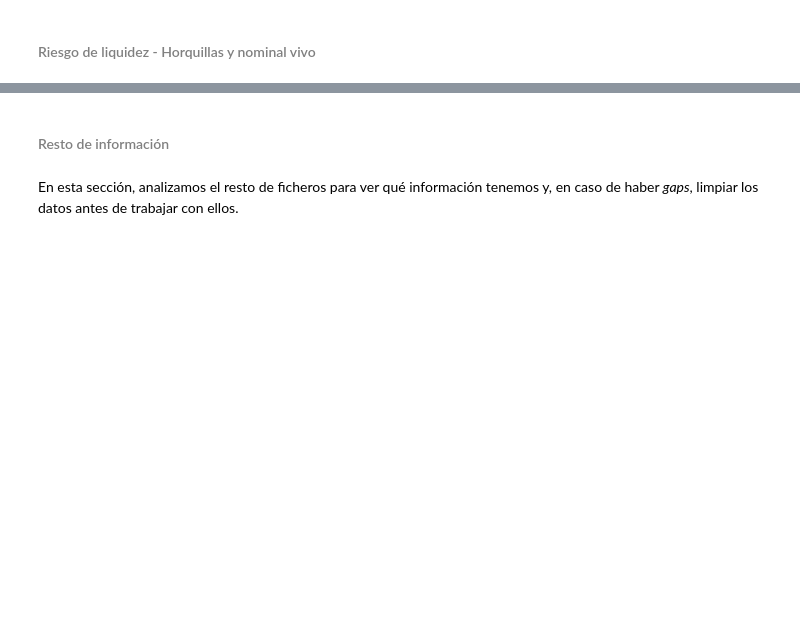
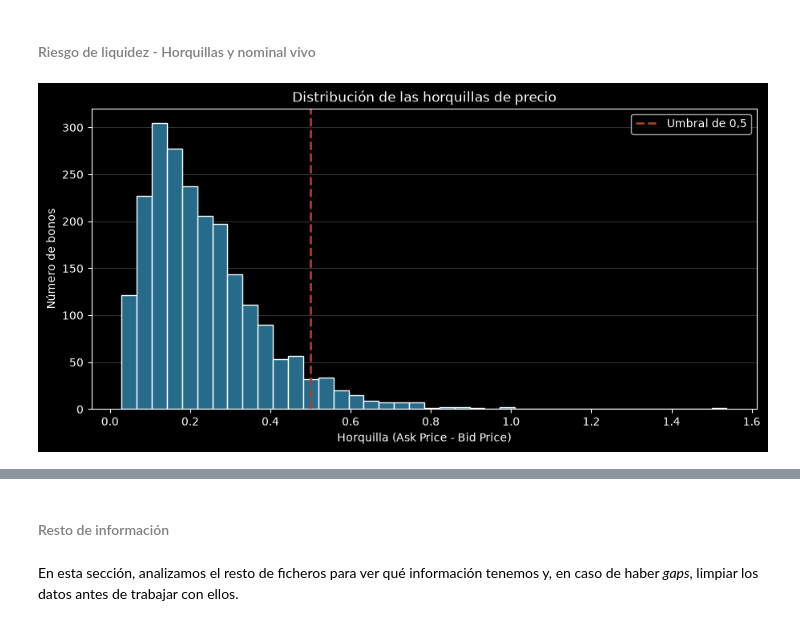
Before and after one commit to alejandroperezpujante/taller-rf-miax15, a Jupyter notebook: src/analisis_cartera.ipynb, the cells around one changed output, grey strips where cells are left out. Drawn from its saved outputs; the diff is of its cells as text; code cells hidden in the pictures; blank space fills up the shorter version.

```diff
--- a/src/analisis_cartera.ipynb
+++ b/src/analisis_cartera.ipynb
@@ -92,3 +156,18 @@ Saca conclusiones de estas tablas de control. Identifica al menos 2 posibles pro
 #### <font color=#808080>Sectores y emisores</font>
 # %% [markdown]
 #### <font color=#808080>Ratings (Riesgo de crédito)</font>
+# %%
+RATINGS_IG = ("AAA", "AA+", "AA", "AA-", "A+", "A", "A-", "BBB+", "BBB", "BBB-")
+RATINGS_HY = ("BB+", "BB", "BB-", "B+", "B", "B-", "CCC+", "CCC", "CCC-", "CC", "C", "D")
+
+universo["Bucket"] = universo["Rating"].map(
+    dict.fromkeys(RATINGS_IG, "IG") | dict.fromkeys(RATINGS_HY, "HY"),
+).fillna("Sin rating")
+
+tabla_ratings = pd.crosstab(universo["Rating"].fillna("Sin dato"), universo["Bucket"])
+
+# Conservamos los ratings observados y dejamos al final los que están fuera de la escala.
+orden_ratings = pd.Index(RATINGS_IG + RATINGS_HY)
+ratings_en_escala = orden_ratings.intersection(tabla_ratings.index, sort=False)
+otros_ratings = tabla_ratings.index.difference(orden_ratings, sort=False)
+display(tabla_ratings.reindex(ratings_en_escala.append(otros_ratings)))
@@ -95,2 +191,78 @@ Saca conclusiones de estas tablas de control. Identifica al menos 2 posibles pro
 # %% [markdown]
 #### <font color=#808080>Riesgo de liquidez - Horquillas y nominal vivo</font>
+# %%
+universo['Range'] = universo['Ask Price'] - universo['Bid Price']
+
+# La horquilla se expresa en las mismas unidades que los precios.
+horquillas = universo["Range"].dropna()
+umbral = 0.5
+
+fig, ax = plt.subplots(figsize=(9, 4.5), layout="constrained")
+ax.hist(horquillas, bins=40, color="#276b8a", edgecolor="white")
+ax.axvline(umbral, color="#ad3d28", linestyle="--", linewidth=2, label="Umbral de 0,5")
+ax.set(title="Distribución de las horquillas de precio", xlabel="Horquilla (Ask Price - Bid Price)", ylabel="Número de bonos")
+ax.grid(axis="y", alpha=0.2)
+ax.set_axisbelow(True)
+ax.legend()
+plt.show()
+
+nominal_vivo_millones = universo["Outstanding Amount"].dropna() / 1_000_000
+mediana_nominal = nominal_vivo_millones.median()
+
+fig, ax = plt.subplots(figsize=(9, 4.5), layout="constrained")
+ax.hist(nominal_vivo_millones, bins=30, color="#276b8a", edgecolor="white")
+ax.axvline(mediana_nominal, color="#ad3d28", linestyle="--", linewidth=2,
+           label=f"Mediana: {mediana_nominal:.0f} M?")
+ax.set(title="Distribución del nominal vivo",
+       xlabel="Nominal vivo (millones de euros)", ylabel="Número de bonos")
+ax.grid(axis="y", alpha=0.2)
+ax.set_axisbelow(True)
+ax.legend()
+plt.show()
+
+# Usamos solo los bonos con ambos datos disponibles.
+datos_liquidez = universo[["Outstanding Amount", "Range"]].dropna()
+nominal_millones = datos_liquidez["Outstanding Amount"] / 1_000_000
+horquilla = datos_liquidez["Range"]
+correlacion = nominal_millones.corr(horquilla)
+
+umbral = 0.5
+tramos = pd.cut(nominal_millones, bins=range(0, int(nominal_millones.max() // 250 + 1) * 250 + 1, 250))
+medianas = (
+    datos_liquidez.assign(Nominal=nominal_millones)
+    .groupby(tramos, observed=True)
+    .agg(Nominal=("Nominal", "median"), Horquilla=("Range", "median"),
+         Bonos=("Range", "size"))
+)
+medianas = medianas[medianas["Bonos"] >= 10]
+
+fig, ax = plt.subplots(figsize=(10, 5.5), layout="constrained")
+
+# Cada burbuja se sit?a en el centro de los bonos de su grupo.
+grupos = (
+    pd.DataFrame({"Nominal": nominal_millones, "Horquilla": horquilla})
+    .groupby([pd.cut(nominal_millones, 36), pd.cut(horquilla, 23)], observed=True)
+    .agg(Nominal=("Nominal", "mean"), Horquilla=("Horquilla", "mean"),
+         Bonos=("Horquilla", "size"))
+    .sort_values("Bonos", ascending=False)
+)
+tamanos = 28 + 22 * grupos["Bonos"] ** 0.5
+estilo_burbujas = dict(color="#276b8a", alpha=0.65, edgecolors="white", linewidths=0.6)
+burbujas = ax.scatter(grupos["Nominal"], grupos["Horquilla"], s=tamanos, **estilo_burbujas)
+for cantidad in (1, 10, 100):
+    ax.scatter([], [], s=28 + 22 * cantidad ** 0.5,
+               label=f"{cantidad} bono(s) por burbuja", **estilo_burbujas)
+ax.axhline(umbral, color="#ad3d28", linestyle="--", linewidth=1.5,
+           label="Umbral de 0,5")
+ax.scatter(medianas["Nominal"], medianas["Horquilla"], marker="D", s=65,
+           color="#17212b", edgecolors="white", linewidths=1, zorder=4,
+           label="Mediana por tramo de 250 M? (?10 bonos)")
+ax.set(title=f"Nominal vivo y horquilla (Pearson r = {correlacion:.2f})",
+       xlabel="Nominal vivo (millones de euros)",
+       ylabel="Horquilla (Ask Price - Bid Price)")
+ax.grid(alpha=0.2)
+ax.set_axisbelow(True)
+ax.legend(loc="upper right")
+plt.show()
+# %% [output]
+[figure, added]
```
Also changed, not shown: parts of 17 cells of this notebook, 1 other file.
